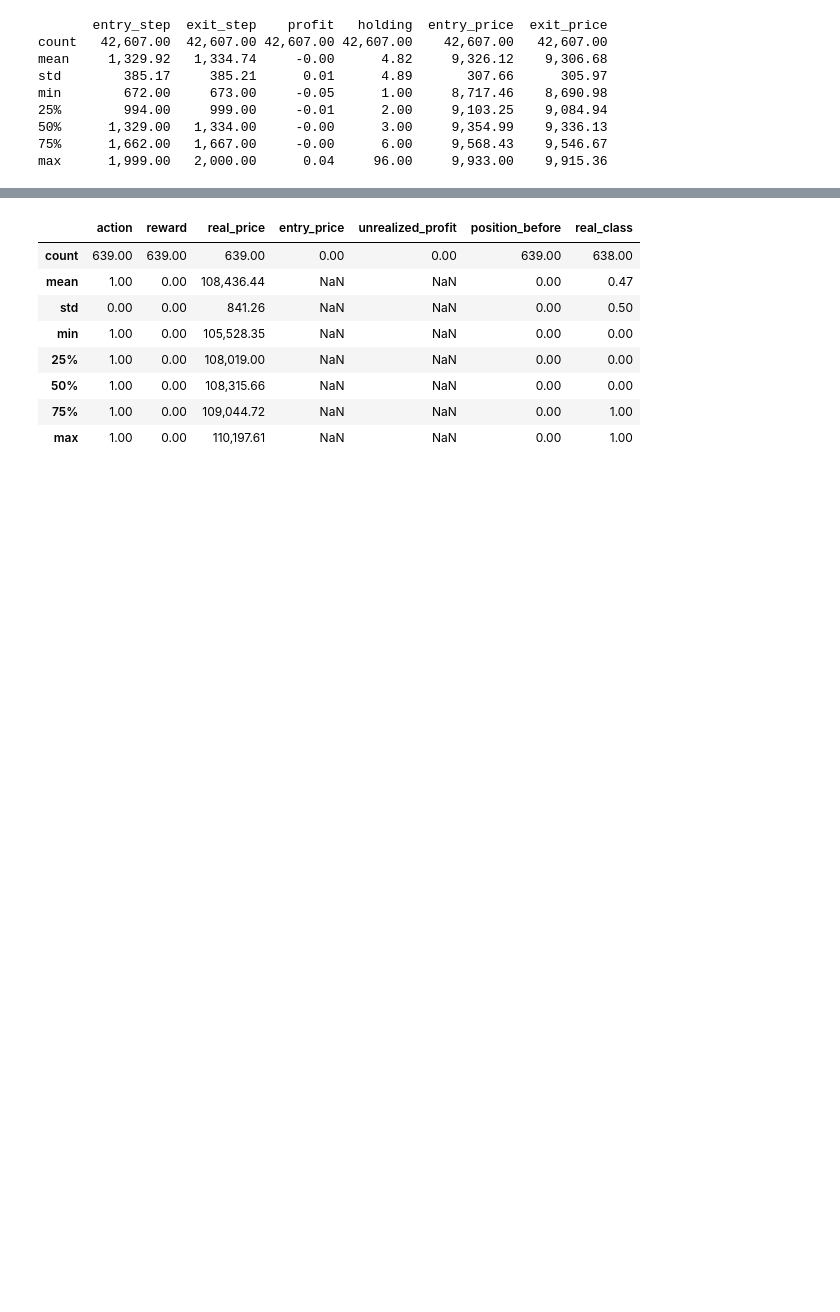
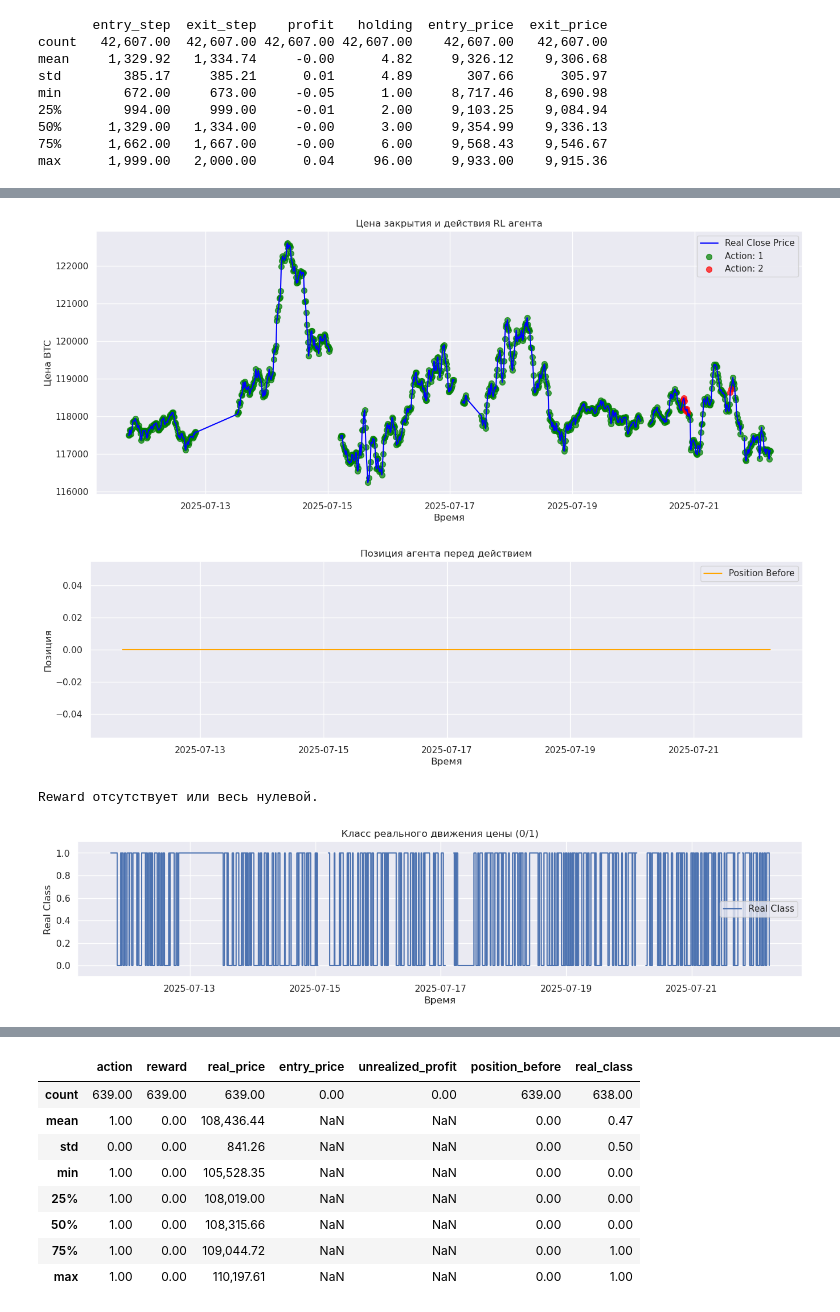
Before and after one commit to Saatarko/btc_research, a Jupyter notebook: notebooks/btc_reserch.ipynb, the cells around one changed output, grey strips where cells are left out. Drawn from its saved outputs; the diff is of its cells as text; code cells hidden in the pictures; blank space fills up the shorter version.

```diff
--- a/notebooks/btc_reserch.ipynb
+++ b/notebooks/btc_reserch.ipynb
@@ -2080,0 +2096,12 @@ log_df = pd.DataFrame(raw_env.actions_log)  # logs – список info по к
+# %%
+# Преобразуем в DataFrame
+df_logs = pd.DataFrame(all_data)
+
+# Преобразуем timestamp в datetime, если нужно
+df_logs["timestamp"] = pd.to_datetime(df_logs["timestamp"])
+
+# Сортировка по времени
+df_logs = df_logs.sort_values("timestamp").reset_index(drop=True)
+
+# Посмотрим на результат
+df_logs.head()
@@ -2080,0 +2115,5 @@ log_df = pd.DataFrame(raw_env.actions_log)  # logs – список info по к
+# %%
+df_logs = df_logs.drop_duplicates(subset=["timestamp"])
+df_logs.set_index("timestamp", inplace=True)
+
+# Проверим типы, если нужно, приведём к нужным
@@ -2081,3 +2132,63 @@ log_df = pd.DataFrame(raw_env.actions_log)  # logs – список info по к
+# %%
+import matplotlib.pyplot as plt
+import seaborn as sns
+
+sns.set(style="darkgrid")
+
+# 1. График реальной цены закрытия
+plt.figure(figsize=(16, 6))
+plt.plot(df_logs.index, df_logs["real_price"], label="Real Close Price", color="blue")
+
+# Действия агента (1 и 2, т.к. у тебя нет 0, судя по статистике, или мало)
+actions = df_logs["action"].unique()
+colors = {1: "green", 2: "red"}
+
+for action_val in actions:
+    mask = df_logs["action"] == action_val
+    plt.scatter(df_logs.index[mask], df_logs.loc[mask, "real_price"],
+                label=f"Action: {action_val}", color=colors.get(action_val, "gray"), s=50, alpha=0.7)
+
+plt.title("Цена закрытия и действия RL агента")
+plt.xlabel("Время")
+plt.ylabel("Цена BTC")
+plt.legend()
+plt.show()
+
+# 2. График позиции до действия
+plt.figure(figsize=(16, 4))
+plt.plot(df_logs.index, df_logs["position_before"], label="Position Before", color="orange")
+plt.title("Позиция агента перед действием")
+plt.xlabel("Время")
+plt.ylabel("Позиция")
+plt.legend()
+plt.show()
+
+# 3. График reward, если он есть и не весь нулевой
+if "reward" in df_logs.columns and df_logs["reward"].abs().sum() > 0:
+    plt.figure(figsize=(16, 4))
+    plt.plot(df_logs.index, df_logs["reward"], label="Reward", color="purple")
+    plt.title("Награда агента")
+    plt.xlabel("Время")
+    plt.ylabel("Reward")
+    plt.legend()
+    plt.show()
+else:
+    print("Reward отсутствует или весь нулевой.")
+
+# 4. График real_class (например, направление роста цены)
+plt.figure(figsize=(16, 3))
+plt.step(df_logs.index, df_logs["real_class"], label="Real Class", where="post")
+plt.title("Класс реального движения цены (0/1)")
+plt.xlabel("Время")
+plt.ylabel("Real Class")
+plt.ylim(-0.1, 1.1)
+plt.legend()
+plt.show()
+# %% [output]
+[figure, added]
+[figure, added]
+Reward отсутствует или весь нулевой.
+[figure, added]
 # %%
 btc_result_inf = pd.read_csv('btc_rl_inference_log_v2.csv',  index_col='timestamp')
 # %%
```
Also changed, not shown: parts of 4 cells of this notebook, 1 other file.
